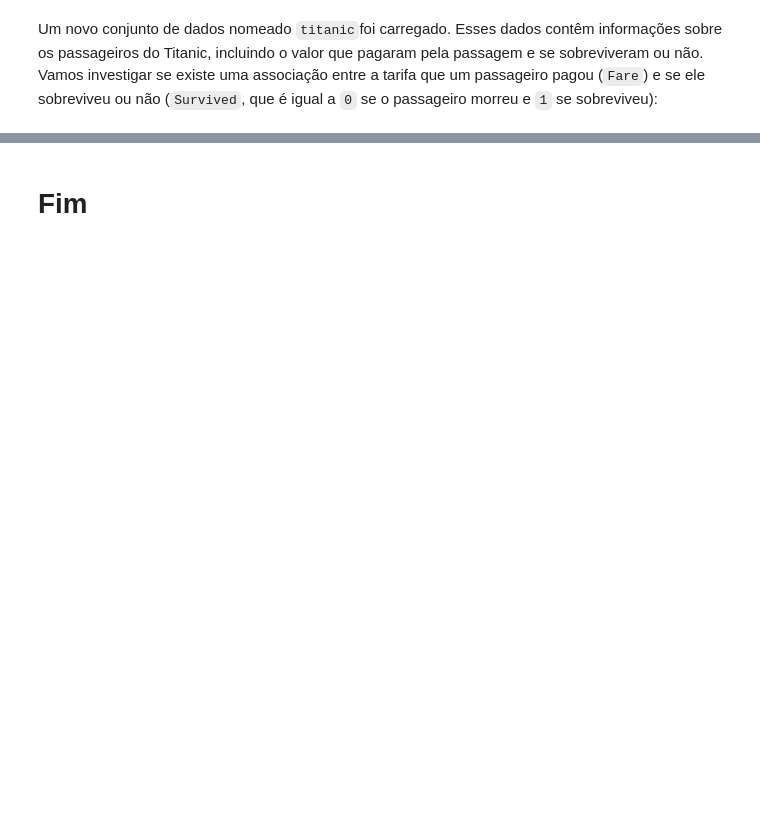
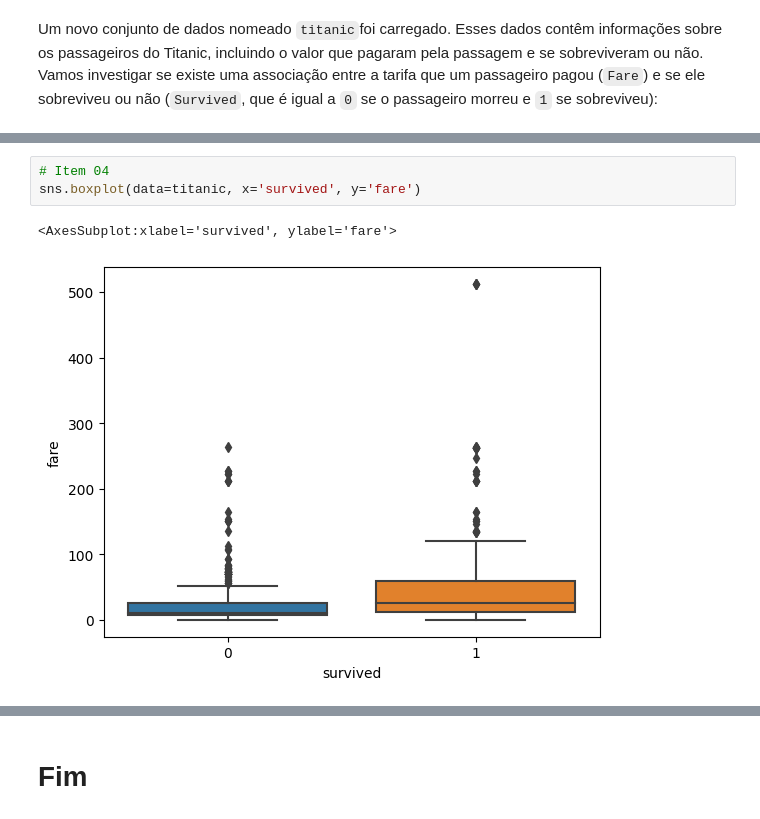
Before and after one commit to Victor-Fiamoncini/atv_ml_01, a Jupyter notebook: src/Exercícios Análise Exploratória.ipynb, the cells around one changed output, grey strips where cells are left out. Cells and saved outputs as stored; diff of their text form; blank space fills up the shorter version.

```diff
--- a/src/Exercícios Análise Exploratória.ipynb
+++ b/src/Exercícios Análise Exploratória.ipynb
@@ -247,0 +285,6 @@ Um novo conjunto de dados nomeado `titanic`foi carregado. Esses dados contêm in
+# %%
+# Item 04
+sns.boxplot(data=titanic, x='survived', y='fare')
+# %% [output]
+<AxesSubplot:xlabel='survived', ylabel='fare'>
+[figure, added]
```
Also changed, not shown: parts of 9 cells of this notebook.
